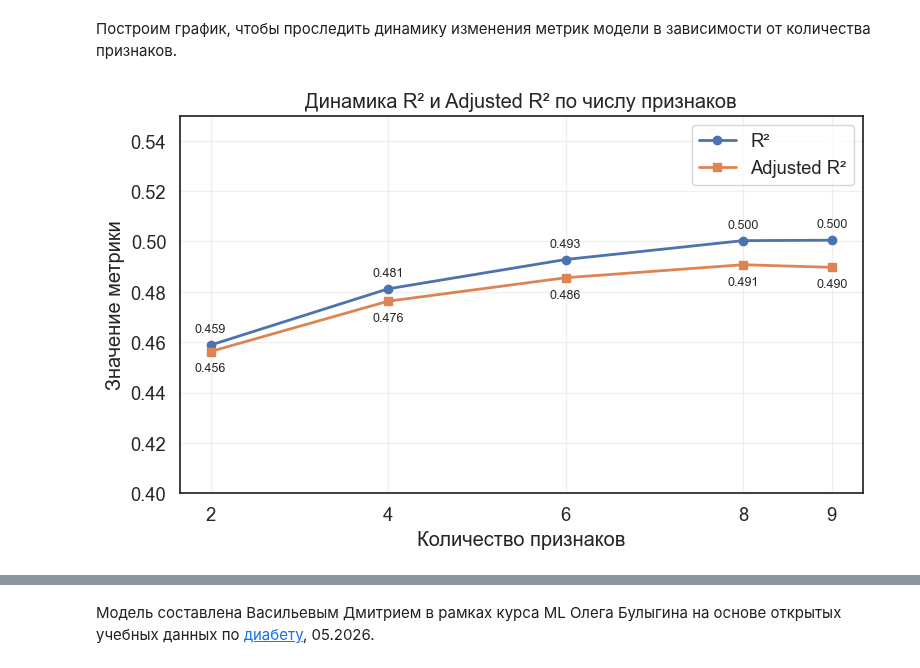
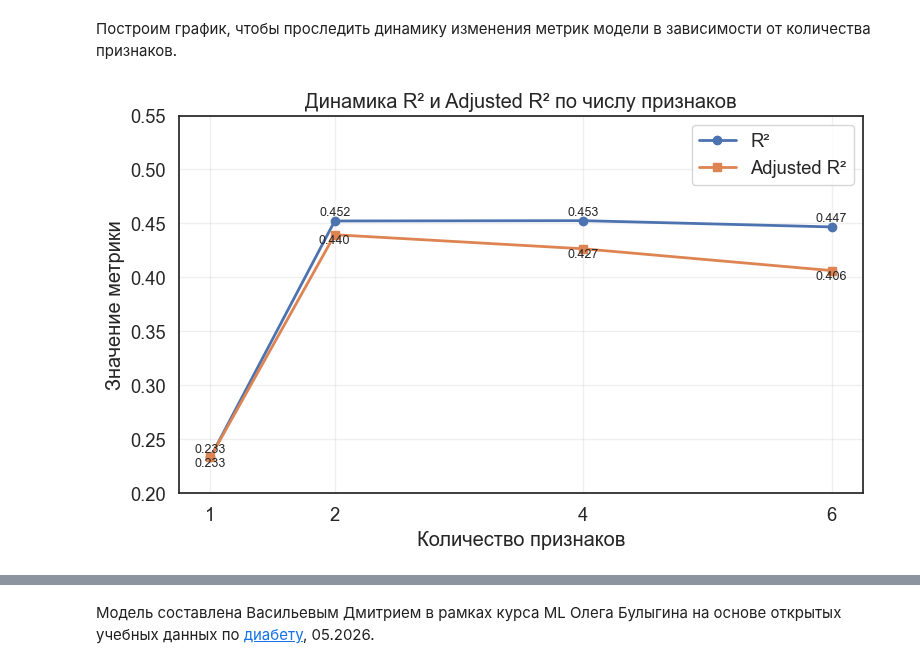
Before and after one commit to VasDmitry/git-github.com-VasDmitry-my_first_model_Diabetes_ML, a Jupyter notebook: First_model_Diabetes.ipynb, the cells around one changed output, grey strips where cells are left out. Cells and saved outputs as stored; diff of their text form; code cells hidden in the pictures.

```diff
--- a/First_model_Diabetes.ipynb
+++ b/First_model_Diabetes.ipynb
@@ -309,17 +378,18 @@ def adjusted_r2(r2, n, p):
     return 1 - (1 - r2) * (n - 1) / (n - p - 1)
 
 
-r2_adj_4 = adjusted_r2(r2_4_f_train, len(y_train), X_4_f_train.shape[1])
+r2_adj_2 = adjusted_r2(r2_2_f_test, len(y_test), X_2_f_test.shape[1])
+r2_adj_4 = adjusted_r2(r2_4_f_test, len(y_test), X_4_f_test.shape[1])
 
 print("-> 2 признака")
-print(f"R²      : {r2_2_f_train:.4f}")
+print(f"R²      : {r2_2_f_test:.4f}")
 print(f"R² adj  : {r2_adj_2:.4f}")
 print('- - ' * 8)
 print("📈 4 признака")
-print(f"R²      : {r2_4_f_train:.4f}")
+print(f"R²      : {r2_4_f_test:.4f}")
 print(f"R² adj  : {r2_adj_4:.4f}")
 print()
-print(f"✅Изменение метрики R²:     +{(r2_4_f_train - r2_2_f_train):.4f}")
-print(f"✅изменение метрики R² adj: +{(r2_adj_4 - r2_adj_2):.4f}")
+print(f"✅Изменение метрики R²:     +{(r2_4_f_test - r2_2_f_test):.4f}")
+print(f"⚠️изменение метрики R² adj: {(r2_adj_4 - r2_adj_2):.4f}")
 # %% [output]
 -> 2 признака
@@ -345,7 +415,7 @@ R² adj  : 0.4763
 - **s6** (уровень глюкозы в крови), корреляция 0,34.
 # %%
 # 6 признаков
-features = [
+features_6 = [
     "bmi",
     "s5",
     "bp",
@@ -354,4 +424,5 @@ features = [
     "s6"
 ]
 
-X_6_f = diabetes_df[features]
+X_6_f_train = diabetes_df.loc[train_idx, features_6]
+X_6_f_test = diabetes_df.loc[test_idx, features_6]
@@ -360,6 +429,3 @@ X_6_f = diabetes_df[features]
-# %%
-# 6 признаков
-X_6_f_train, X_6_f_test, y_train, y_test = train_test_split(X_6_f, y, random_state=42, test_size=15)
 # %% [markdown]
 Делаем предсказание.
 # %%
@@ -398,21 +464,21 @@ def adjusted_r2(r2, n, p):
     return 1 - (1 - r2) * (n - 1) / (n - p - 1)
 
 
-r2_adj_6 = adjusted_r2(r2_6_f_train, len(y_train), X_6_f_train.shape[1])
+r2_adj_6 = adjusted_r2(r2_6_f_test, len(y_test), X_6_f_test.shape[1])
 
 print("-> 2 признака")
-print(f"R²      : {r2_2_f_train:.4f}")
+print(f"R²      : {r2_2_f_test:.4f}")
 print(f"R² adj  : {r2_adj_2:.4f}")
 print('- - ' * 8)
 print("-> 4 признака")
-print(f"R²      : {r2_4_f_train:.4f}")
+print(f"R²      : {r2_4_f_test:.4f}")
 print(f"R² adj  : {r2_adj_4:.4f}")
 print('- - ' * 8)
 print("📈 6 признаков")
-print(f"R²      : {r2_6_f_train:.4f}")
+print(f"R²      : {r2_6_f_test:.4f}")
 print(f"R² adj  : {r2_adj_6:.4f}")
 print()
-print(f"✅Изменение метрики R²:     +{(r2_6_f_train - r2_4_f_train):.4f}")
-print(f"✅изменение метрики R² adj: +{(r2_adj_6 - r2_adj_4):.4f}")
+print(f"⚠️Изменение метрики R²:     {(r2_6_f_test - r2_4_f_test):.4f}")
+print(f"⚠️изменение метрики R² adj: {(r2_adj_6 - r2_adj_4):.4f}")
 # %% [output]
 -> 2 признака
@@ -652,31 +505,30 @@ R² adj  : 0.4897
 # %% [markdown]
 Построим график, чтобы проследить динамику изменения метрик модели в зависимости от количества признаков.
 # %%
-n_features = [2, 4, 6, 8, 9]
-r2_vals = [r2_2_f_train, r2_4_f_train, r2_6_f_train, r2_8_f_train, r2_9_f_train]
+n_features = [1, 2, 4, 6]
+r2_vals = [r2_1_f_test, r2_2_f_test, r2_4_f_test, r2_6_f_test]
 adj_r2_vals = [
+    r2_1_f_test,
     r2_adj_2,
     r2_adj_4,
     r2_adj_6,
-    r2_adj_8,
-    r2_adj_9,
 ]
 plt.figure(figsize=(8, 5))
 plt.plot(n_features, r2_vals, marker="o", linewidth=2, label="R²")
 plt.plot(n_features, adj_r2_vals, marker="s", linewidth=2, label="Adjusted R²")
 # подписи точек
 for x_cor, y_cor in zip(n_features, r2_vals):
     plt.text(x_cor, y_cor + 0.005, f"{y_cor:.3f}", ha="center", fontsize=9)
 for x_cor, y_cor in zip(n_features, adj_r2_vals):
     plt.text(x_cor, y_cor - 0.008, f"{y_cor:.3f}", ha="center", fontsize=9)
 plt.title("Динамика R² и Adjusted R² по числу признаков")
 plt.xlabel("Количество признаков")
 plt.ylabel("Значение метрики")
 plt.xticks(n_features)
-plt.ylim(0.4, 0.55)
+plt.ylim(0.2, 0.55)
 plt.grid(alpha=0.3)
 plt.legend()
 plt.tight_layout()
 plt.show()
 # %% [output]
-[figure, old version]
+[figure, new version]
```
Also changed, not shown: parts of 70 cells of this notebook, 1 other file.
